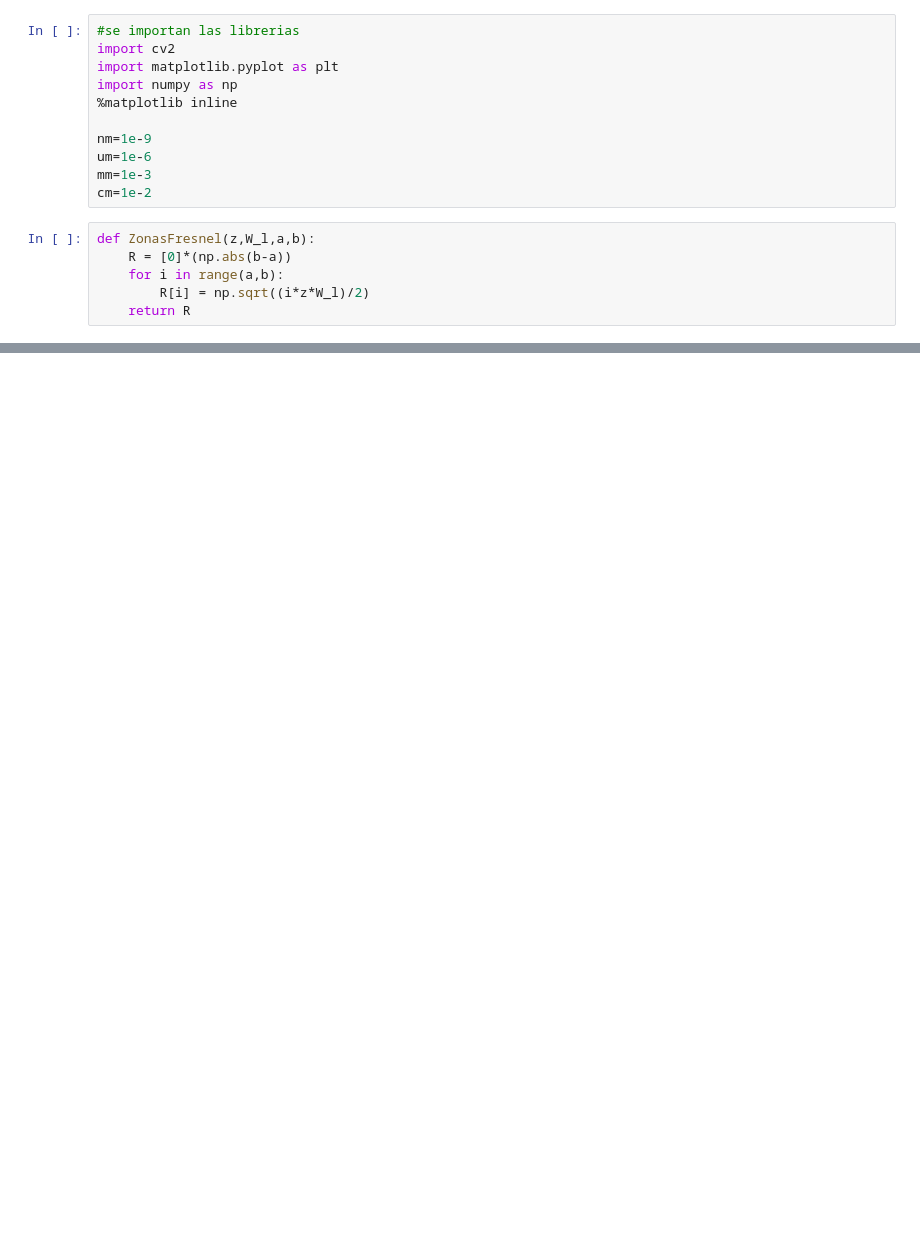
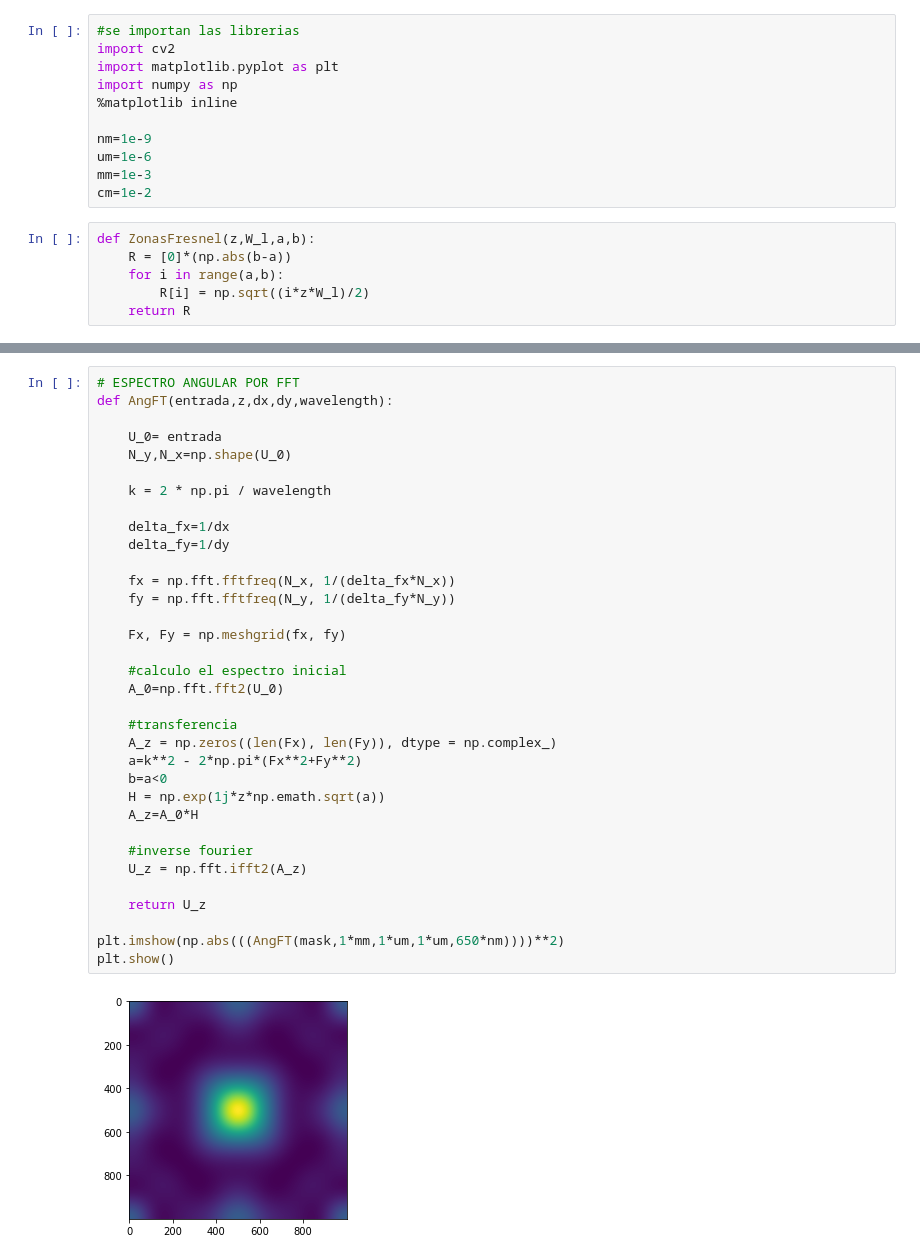
Before and after one commit to JuanDaAC/OpticalInstruments, a Jupyter notebook: Entrega 2/Pruebas/Arago.ipynb, the cells around one changed output, grey strips where cells are left out. Drawn from its saved outputs; the diff is of its cells as text; blank space fills up the shorter version.

```diff
--- a/Entrega 2/Pruebas/Arago.ipynb
+++ b/Entrega 2/Pruebas/Arago.ipynb
@@ -101,0 +112,36 @@ plt.show()
+# %%
+# ESPECTRO ANGULAR POR FFT
+def AngFT(entrada,z,dx,dy,wavelength):
+
+    U_0= entrada
+    N_y,N_x=np.shape(U_0)
+
+    k = 2 * np.pi / wavelength
+
+    delta_fx=1/dx
+    delta_fy=1/dy
+
+    fx = np.fft.fftfreq(N_x, 1/(delta_fx*N_x))
+    fy = np.fft.fftfreq(N_y, 1/(delta_fy*N_y))
+
+    Fx, Fy = np.meshgrid(fx, fy)
+
+    #calculo el espectro inicial
+    A_0=np.fft.fft2(U_0)
+
+    #transferencia
+    A_z = np.zeros((len(Fx), len(Fy)), dtype = np.complex_)
+    a=k**2 - 2*np.pi*(Fx**2+Fy**2)
+    b=a<0
+    H = np.exp(1j*z*np.emath.sqrt(a))
+    A_z=A_0*H
+
+    #inverse fourier
+    U_z = np.fft.ifft2(A_z)
+
+    return U_z
+
+plt.imshow(np.abs(((AngFT(mask,1*mm,1*um,1*um,650*nm))))**2)
+plt.show()
+# %% [output]
+[figure, added]
```
Also changed, not shown: parts of 5 cells of this notebook, 2 other files.
